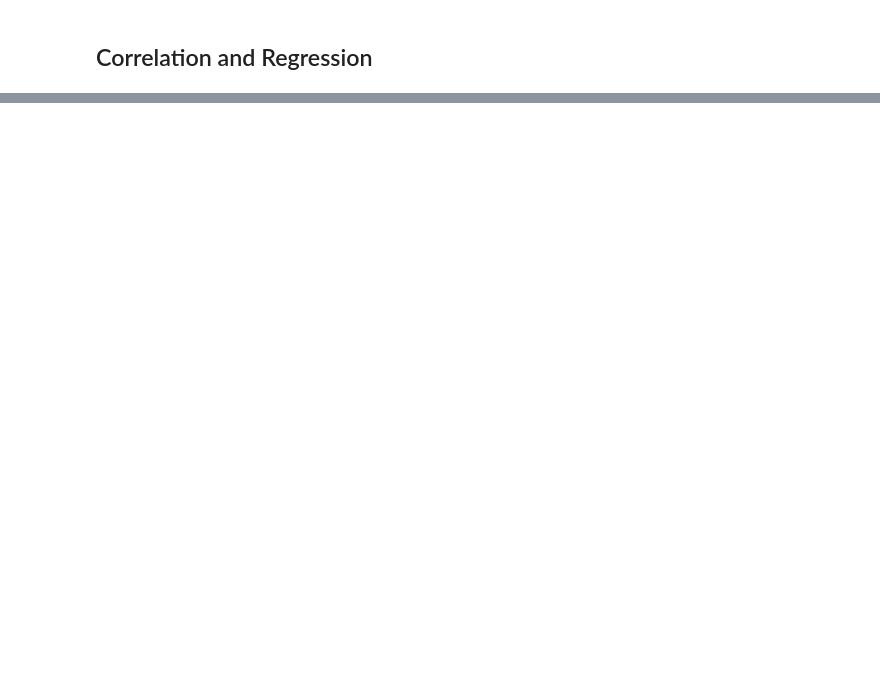
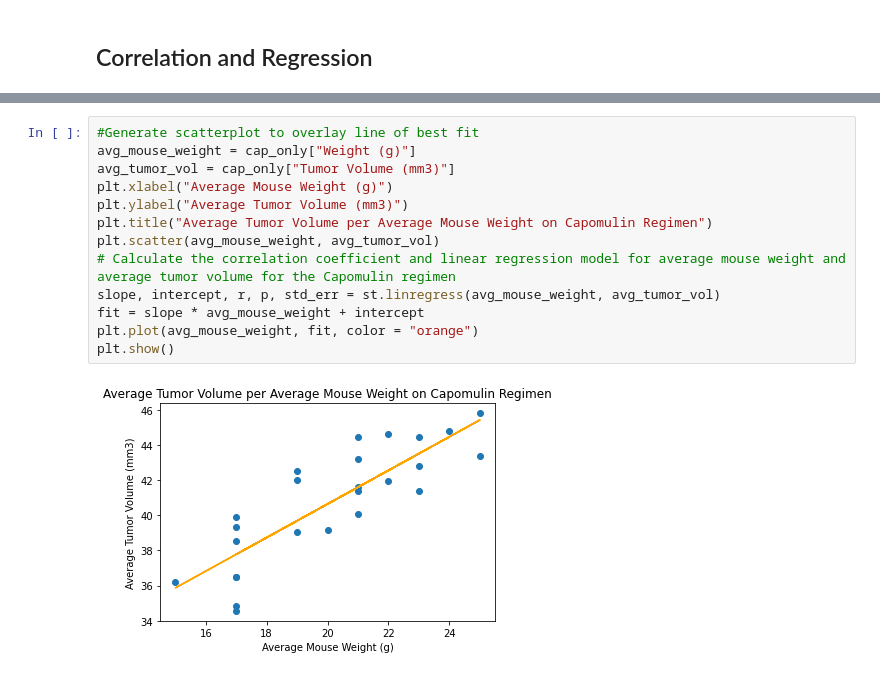
Before and after one commit to yperez0914/The-Power-of-Plots, a Jupyter notebook: Analysis/main.ipynb, the cells around one changed output, grey strips where cells are left out. Saved outputs shown, nothing was run; the diff lists cells and outputs as text; blank space fills up the shorter version.

```diff
--- a/Analysis/main.ipynb
+++ b/Analysis/main.ipynb
@@ -413,3 +431,18 @@ plt.plot(mouse_weight, fit, color = "orange", linestyle = "dashed")
 plt.show()
 # %% [output]
 [figure]
+# %%
+#Generate scatterplot to overlay line of best fit
+avg_mouse_weight = cap_only["Weight (g)"]
+avg_tumor_vol = cap_only["Tumor Volume (mm3)"]
+plt.xlabel("Average Mouse Weight (g)")
+plt.ylabel("Average Tumor Volume (mm3)")
+plt.title("Average Tumor Volume per Average Mouse Weight on Capomulin Regimen")
+plt.scatter(avg_mouse_weight, avg_tumor_vol)
+# Calculate the correlation coefficient and linear regression model for average mouse weight and average tumor volume for the Capomulin regimen
+slope, intercept, r, p, std_err = st.linregress(avg_mouse_weight, avg_tumor_vol)
+fit = slope * avg_mouse_weight + intercept
+plt.plot(avg_mouse_weight, fit, color = "orange")
+plt.show()
+# %% [output]
+[figure, added]
```
Also changed, not shown: parts of 3 cells of this notebook.
